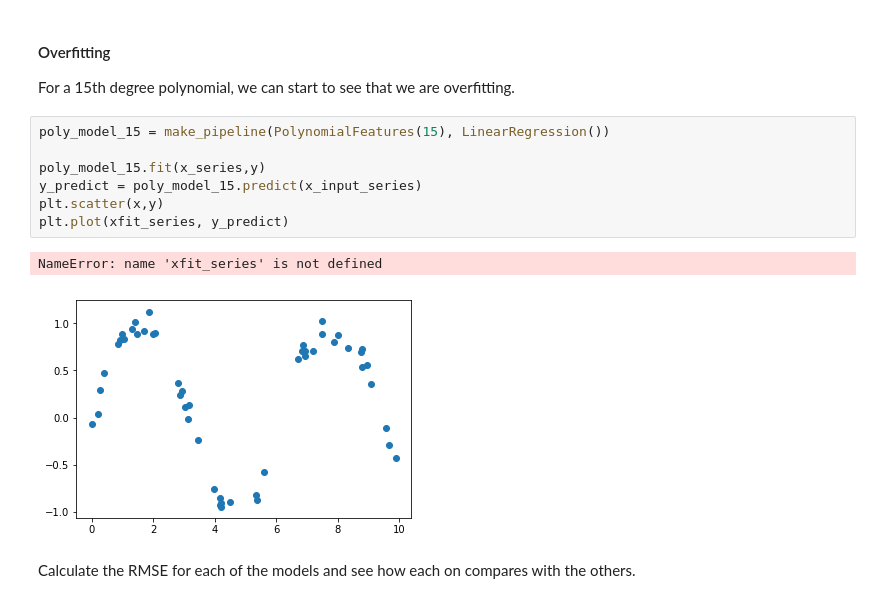
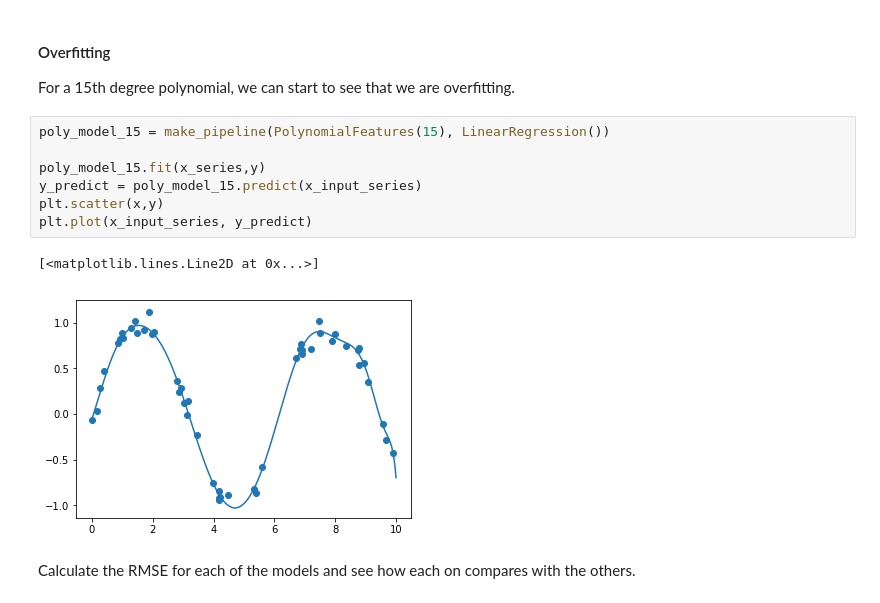
Before and after one commit to youngsoul/machinelearning101, a Jupyter notebook: 07_linear_regression.ipynb, the cells around one changed output. Drawn from its saved outputs; the diff is of its cells as text.

```diff
--- a/07_linear_regression.ipynb
+++ b/07_linear_regression.ipynb
@@ -214,13 +217,13 @@ For a 15th degree polynomial, we can start to see that we are overfitting.
 # %%
 poly_model_15 = make_pipeline(PolynomialFeatures(15), LinearRegression())
 
 poly_model_15.fit(x_series,y)
 y_predict = poly_model_15.predict(x_input_series)
 plt.scatter(x,y)
-plt.plot(xfit_series, y_predict)
+plt.plot(x_input_series, y_predict)
 # %% [output]
-NameError: name 'xfit_series' is not defined
+[<matplotlib.lines.Line2D at 0x...>]
-[figure, old version]
+[figure, new version]
 # %% [markdown]
 Calculate the RMSE for each of the models and see how each on compares with the others.
 # %%
```
Also changed, not shown: parts of 27 cells of this notebook, 1 other file.
